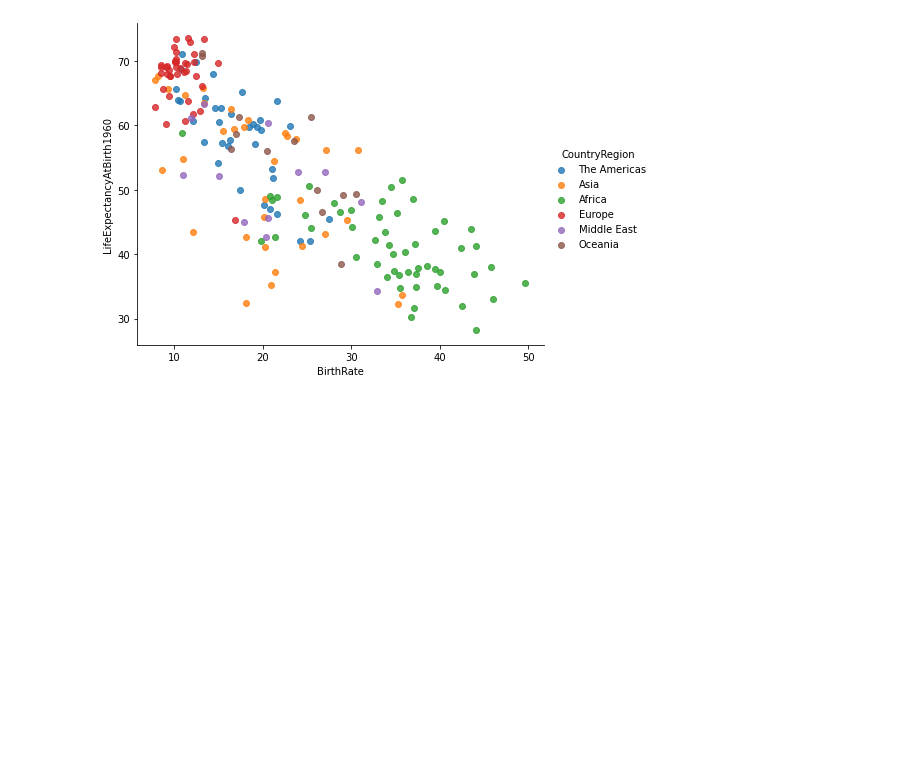
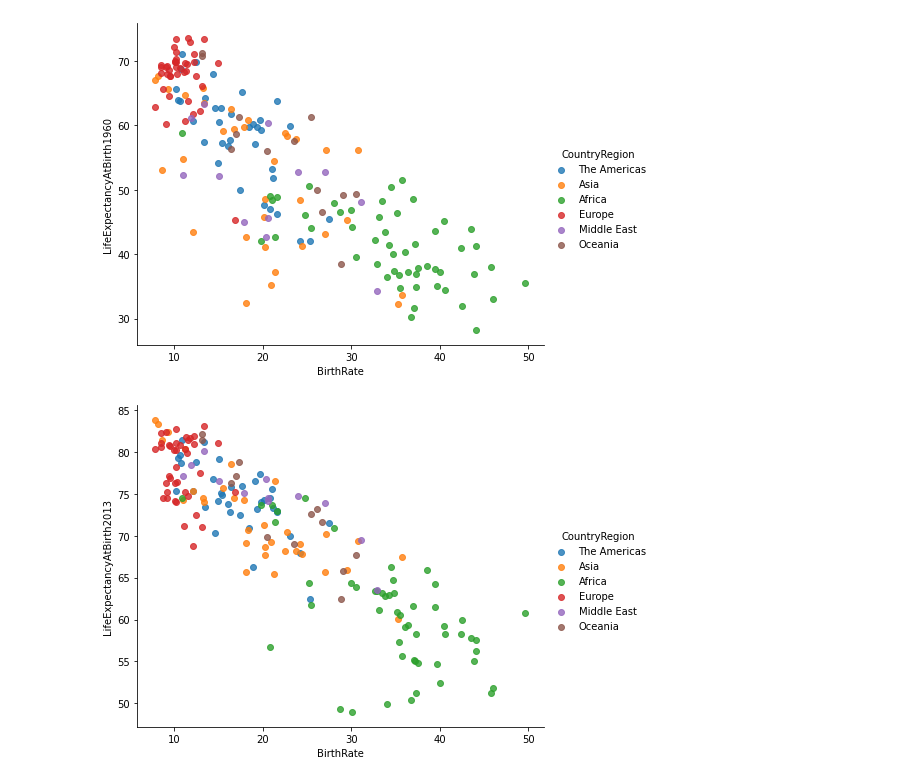
Before and after one commit to dlokesh16/Python-for-Data-Analytics-Udemy, a Jupyter notebook: Exercises/Exercise 4 - Demographic Data.ipynb, the cells around one changed output. Cells and saved outputs as stored; diff of their text form; code cells hidden in the pictures; blank space fills up the shorter version.

```diff
--- a/Exercises/Exercise 4 - Demographic Data.ipynb
+++ b/Exercises/Exercise 4 - Demographic Data.ipynb
@@ -192,3 +192,8 @@ viz3 = sns.lmplot(data = merged_data_country_regions_life_expectancy, x = 'Birth
                   hue = 'CountryRegion', fit_reg = False, size = 5, aspect = 1.25)
 # %% [output]
 [figure]
+# %%
+viz4 = sns.lmplot(data = merged_data_country_regions_life_expectancy, x = 'BirthRate', y = 'LifeExpectancyAtBirth2013',\
+                  hue = 'CountryRegion', fit_reg = False, size = 5, aspect = 1.25)
+# %% [output]
+[figure, added]
```
Also changed, not shown: parts of 2 cells of this notebook, 3 other files.
